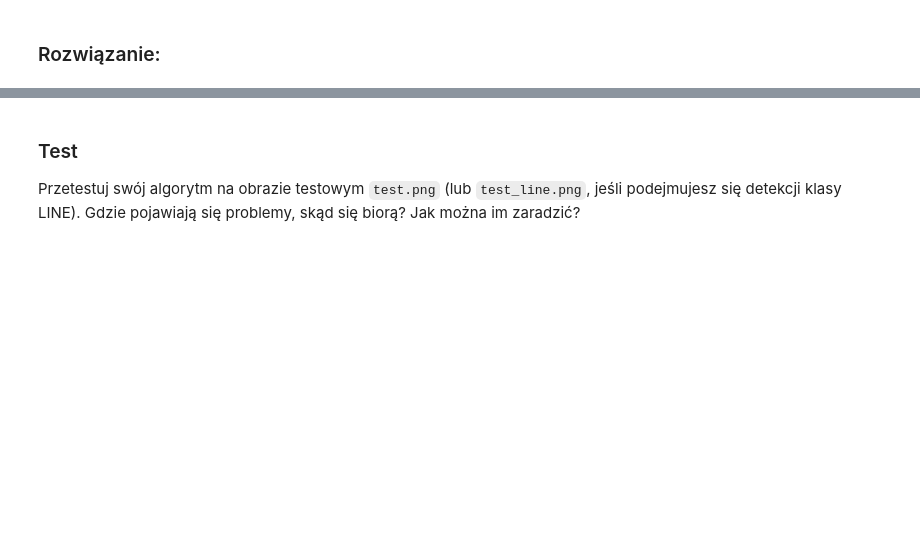
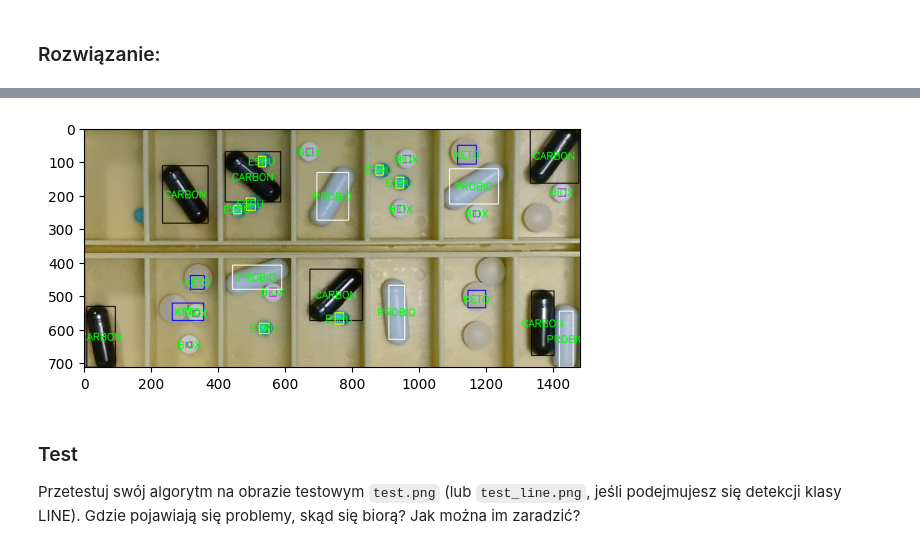
Before and after one commit to SzymonLeszkiewicz/APOW, a Jupyter notebook: 5/Lab 5 - zadanie-20231116/Lab5_zadanie.ipynb, the cells around one changed output, grey strips where cells are left out. Drawn from its saved outputs; the diff is of its cells as text; code cells hidden in the pictures; blank space fills up the shorter version.

```diff
--- a/5/Lab 5 - zadanie-20231116/Lab5_zadanie.ipynb
+++ b/5/Lab 5 - zadanie-20231116/Lab5_zadanie.ipynb
@@ -82,3 +219,10 @@ NotImplementedError:
+# %%
+test = cv2.cvtColor(cv2.imread('test.png'), cv2.COLOR_BGR2RGB)
+test = crop_box(test, angel=21)
+found = detect_objects(test)
+display_objects(test, found)
+# %% [output]
+[figure, added]
 # %% [markdown]
 ### Test
 
```
Also changed, not shown: parts of 11 cells of this notebook.
